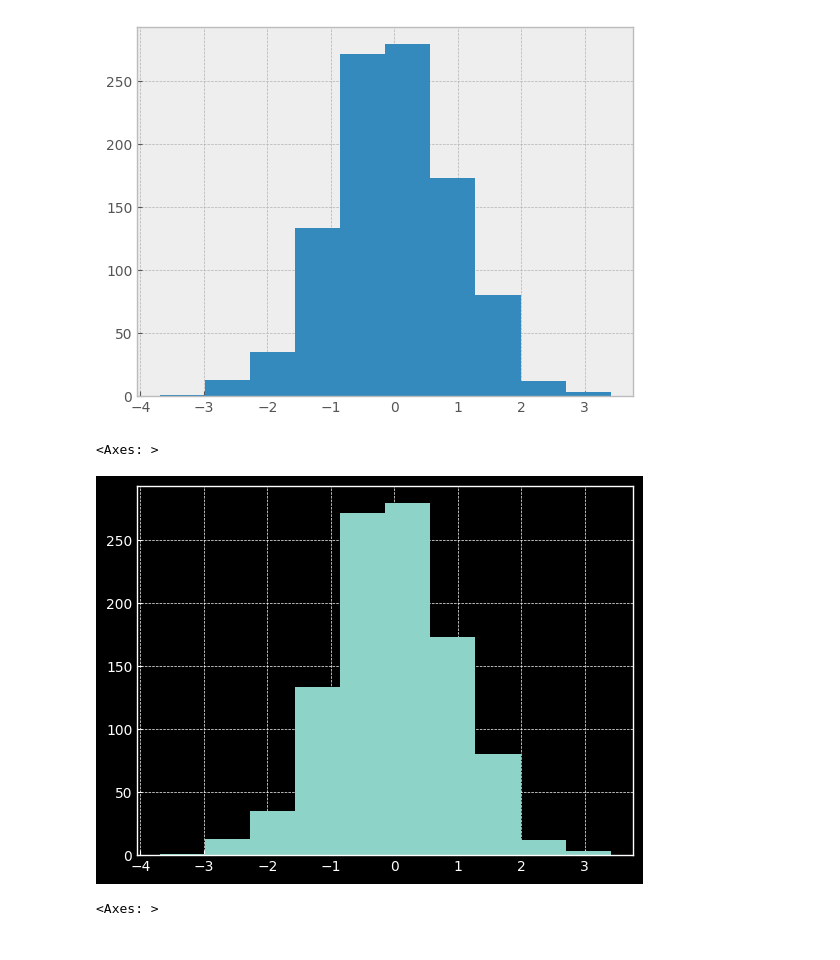
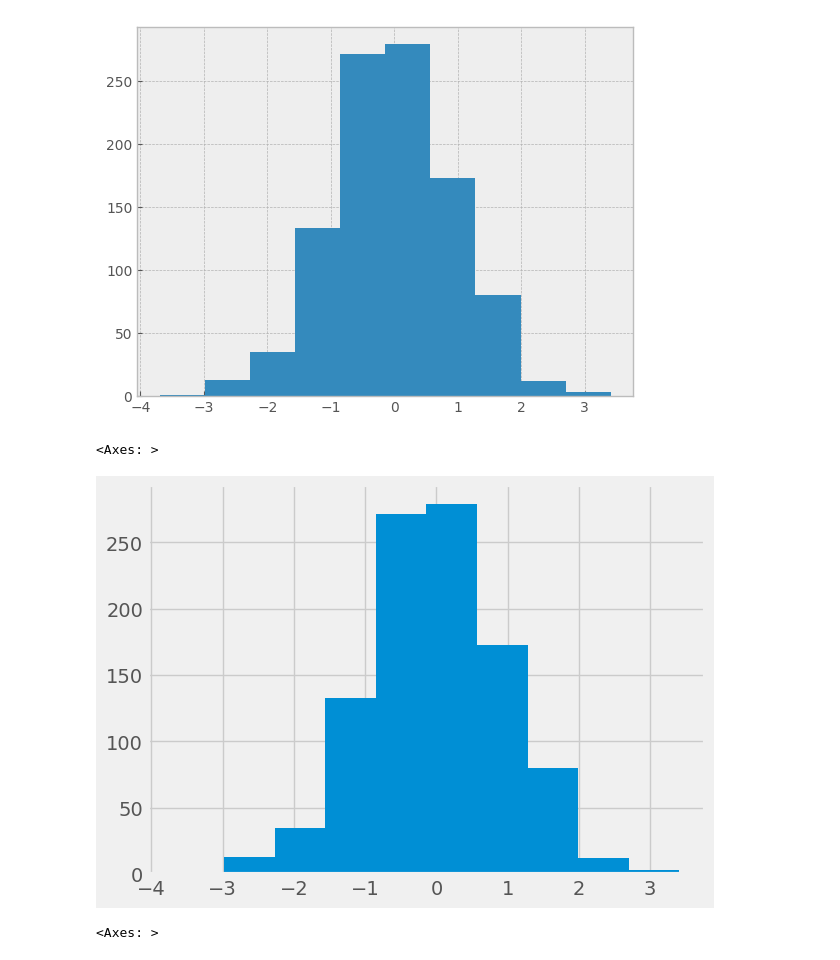
Before and after one commit to mmazurk/data-science-study, a Jupyter notebook: Refactored_Py_DS_ML_Bootcamp-master/07-Pandas-Built-in-Data-Viz/01-Pandas Built-in Data Visualization.ipynb, the cells around one changed output. Drawn from its saved outputs; the diff is of its cells as text; code cells hidden in the pictures.

```diff
--- a/Refactored_Py_DS_ML_Bootcamp-master/07-Pandas-Built-in-Data-Viz/01-Pandas Built-in Data Visualization.ipynb
+++ b/Refactored_Py_DS_ML_Bootcamp-master/07-Pandas-Built-in-Data-Viz/01-Pandas Built-in Data Visualization.ipynb
@@ -53,11 +53,11 @@ df1['A'].hist()
 <Axes: >
 [figure]
 # %%
-plt.style.use('dark_background')
+plt.style.use('fivethirtyeight')
 df1['A'].hist()
 # %% [output]
 <Axes: >
-[figure, old version]
+[figure, new version]
 # %%
 plt.style.use('fivethirtyeight')
 df1['A'].hist()
```
Also changed, not shown: parts of 7 cells of this notebook, 1 other file.
